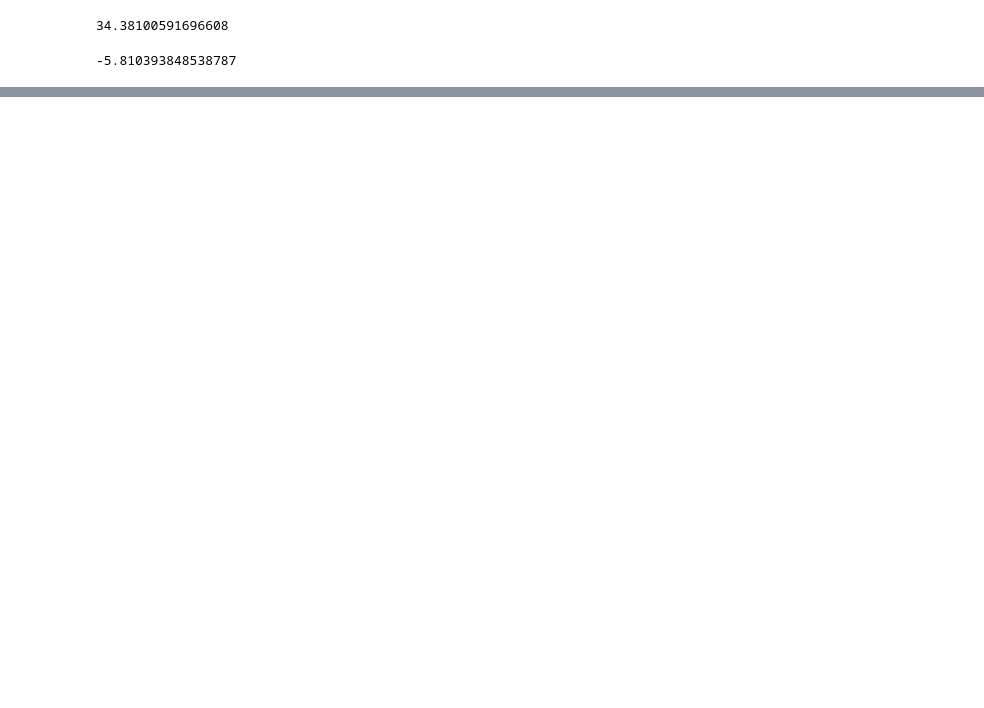
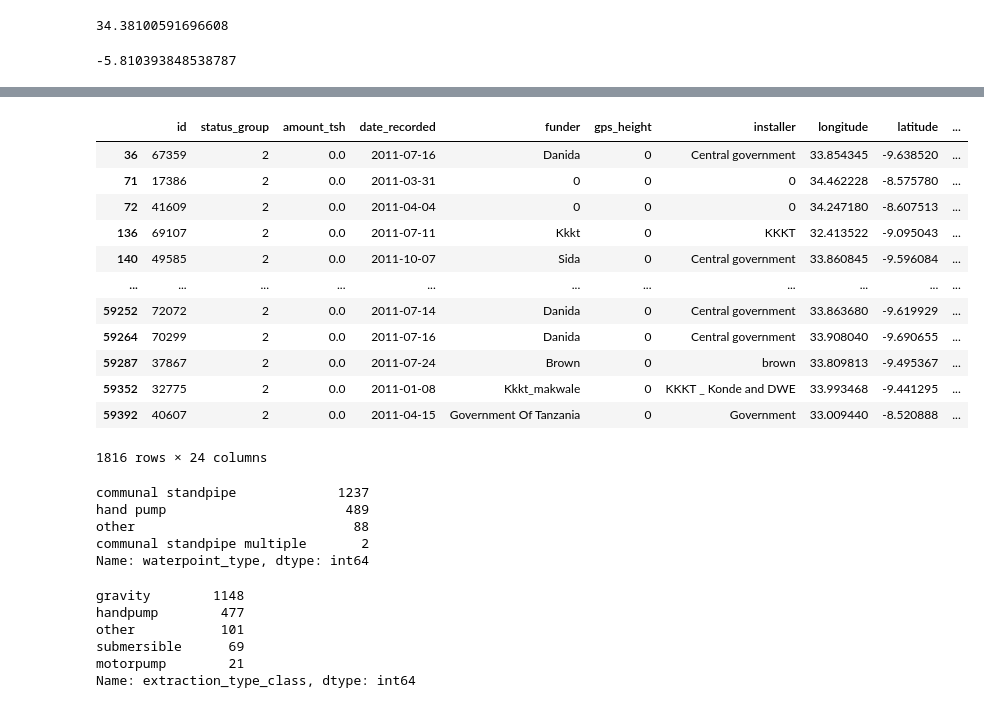
Before and after one commit to emilia329/PumpIt, a Jupyter notebook: AnalysisOfNonFunctional.ipynb, the cells around one changed output, grey strips where cells are left out. Drawn from its saved outputs; the diff is of its cells as text; code cells hidden in the pictures; blank space fills up the shorter version.

```diff
--- a/AnalysisOfNonFunctional.ipynb
+++ b/AnalysisOfNonFunctional.ipynb
@@ -172,0 +181,33 @@ nonworking[(nonworking['latitude'] > -5.9) & (nonworking['latitude'] <= -5.8)]
+# %%
+mbeya
+# %% [output]
+|  | id | status_group | amount_tsh | date_recorded | funder | gps_height | installer | longitude | latitude | ... |
+| 36 | 67359 | 2 | 0.0 | 2011-07-16 | Danida | 0 | Central government | 33.854345 | -9.638520 | ... |
+| 71 | 17386 | 2 | 0.0 | 2011-03-31 | 0 | 0 | 0 | 34.462228 | -8.575780 | ... |
+| 72 | 41609 | 2 | 0.0 | 2011-04-04 | 0 | 0 | 0 | 34.247180 | -8.607513 | ... |
+| 136 | 69107 | 2 | 0.0 | 2011-07-11 | Kkkt | 0 | KKKT | 32.413522 | -9.095043 | ... |
+| 140 | 49585 | 2 | 0.0 | 2011-10-07 | Sida | 0 | Central government | 33.860845 | -9.596084 | ... |
+| ... | ... | ... | ... | ... | ... | ... | ... | ... | ... | ... |
+| 59252 | 72072 | 2 | 0.0 | 2011-07-14 | Danida | 0 | Central government | 33.863680 | -9.619929 | ... |
+| 59264 | 70299 | 2 | 0.0 | 2011-07-16 | Danida | 0 | Central government | 33.908040 | -9.690655 | ... |
+| 59287 | 37867 | 2 | 0.0 | 2011-07-24 | Brown | 0 | brown | 33.809813 | -9.495367 | ... |
+| 59352 | 32775 | 2 | 0.0 | 2011-01-08 | Kkkt_makwale | 0 | KKKT _ Konde and DWE | 33.993468 | -9.441295 | ... |
+| 59392 | 40607 | 2 | 0.0 | 2011-04-15 | Government Of Tanzania | 0 | Government | 33.009440 | -8.520888 | ... |
+1816 rows × 24 columns
+# %%
+mbeya['waterpoint_type'].value_counts()
+# %% [output]
+communal standpipe             1237
+hand pump                       489
+other                            88
+communal standpipe multiple       2
+Name: waterpoint_type, dtype: int64
+# %%
+mbeya['extraction_type_class'].value_counts()
+# %% [output]
+gravity        1148
+handpump        477
+other           101
+submersible      69
+motorpump        21
+Name: extraction_type_class, dtype: int64
```
Also changed, not shown: parts of 18 cells of this notebook.
